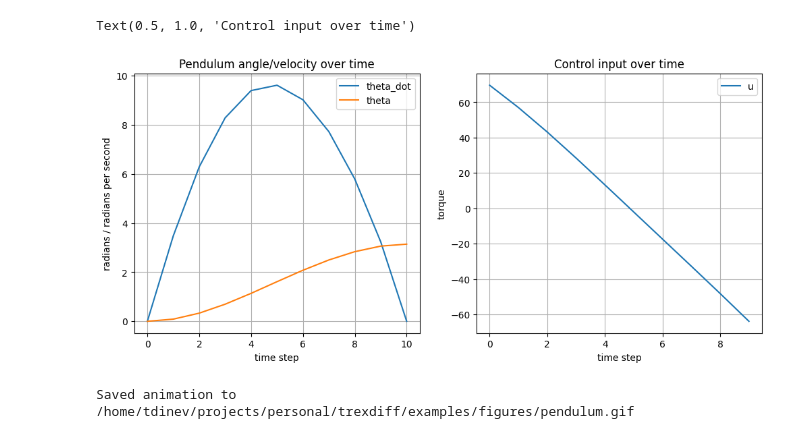
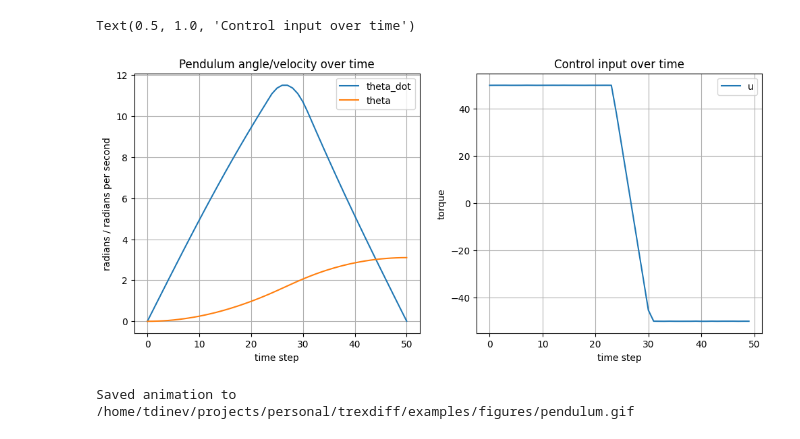
Before and after one commit to traikodinev/trexdiff, a Jupyter notebook: examples/04_optimal_control_pendulum.ipynb, the cells around one changed output. Drawn from its saved outputs; the diff is of its cells as text; code cells hidden in the pictures.

```diff
--- a/examples/04_optimal_control_pendulum.ipynb
+++ b/examples/04_optimal_control_pendulum.ipynb
@@ -8,28 +15,28 @@ import matplotlib
 # %%
-g = Node(tensor2d([[9.81]]))
-dt = Node(tensor2d([[5e-2]]))
-p5 = Node(tensor2d([[0.5]]))
+g = 9.81
+dt = 1e-2
+p5 = 0.5
 
-T = 10
+T = 50
 
 x0 = [
     Node(tensor2d([[0.0]])), # theta
     Node(tensor2d([[0.0]])), # theta_dot
 ]
 
-# m = tensor2d([[1.0]])
-# l = tensor2d([[1.0]])
+# m = 1.0
+# l = 1.0
 
 def f(x, dx, u, dt):
     # pendulum forward dynamics
     # we don't support indexing, so have to use x/dx
     # x - theta, dx - theta_dot
 
-    theta_ddot = u - g @ sin(x)
+    theta_ddot = u - g * sin(x)
 
     # implicit Euler
-    x_new = x + dx @ dt + p5 @ theta_ddot @ dt @ dt
-    dx_new = dx + theta_ddot @ dt
+    x_new = x + dx * dt + theta_ddot * (0.5 * dt ** 2)
+    dx_new = dx + theta_ddot * dt
     return x_new, dx_new
 
 xs = [x0]
@@ -43,6 +50,10 @@ for i in range(T):
 # %%
 # loss is squared distance to upright position at final time step
 target = Node(tensor2d([[np.pi]]))
-Qf = Node(tensor2d([[1e5]]))
+Qf = 1e5
+U_LIM = 50.0
 
-loss = Qf @ (xs[-1][0] - target) @ (xs[-1][0] - target) + Qf @ (xs[-1][1] @ xs[-1][1])
+loss = Qf * (xs[-1][0] - target) * (xs[-1][0] - target) + Qf * (xs[-1][1] * xs[-1][1])
+
+for u in us:
+    loss = loss + 1e0 * relu(u * u - U_LIM * U_LIM)
@@ -49,16 +62,19 @@ loss = Qf @ (xs[-1][0] - target) @ (xs[-1][0] - target) + Qf @ (xs[-1][1] @ xs[-
 # %%
 # gradient descent over the control inputs
-learning_rate = 2.5e-4
+learning_rate = 5e-4
+losses = []
 
-for i in range(500):
+for i in range(20_000):
     loss.zerograd()
     loss.forward()
     loss.backward()
 
-    if i % 10 == 0:
+    if i % 1000 == 0:
         print(f"iter {i}, loss {loss.val[0,0]:.3f}")
 
     for u in us:
         u.val -= learning_rate * u.grad
+
+    losses.append(loss.val[0,0])
 # %% [output]
 iter 0, loss 986960.440
@@ -81,33 +122,33 @@ iter 490, loss 0.060
 # %%
 plt.subplots(1,2, figsize=(12,5))
 
 # plot x, x_dot
 thetas = [x[0].val[0,0] for x in xs]
 theta_dots = [x[1].val[0,0] for x in xs]
 
 plt.subplot(1,2,1)
 
 plt.plot(theta_dots, label="theta_dot")
 plt.plot(thetas, label="theta")
 
 plt.xlabel("time step")
 plt.ylabel("radians / radians per second")
 plt.grid()
 plt.legend()
 plt.title("Pendulum angle/velocity over time")
 
 # plot control inputs
 plt.subplot(1,2,2)
-us = [u.val[0,0] for u in us]
-plt.plot(us, label="u")
+us_plot = [u.val[0,0] for u in us]
+plt.plot(us_plot, label="u")
 plt.xlabel("time step")
 plt.ylabel("torque")
 plt.grid()
 plt.legend()
 plt.title("Control input over time")
 # %% [output]
 Text(0.5, 1.0, 'Control input over time')
-[figure, old version]
+[figure, new version]
 # %%
 import matplotlib.animation as animation
 import os
```
Also changed, not shown: parts of 7 cells of this notebook, 11 other files.
